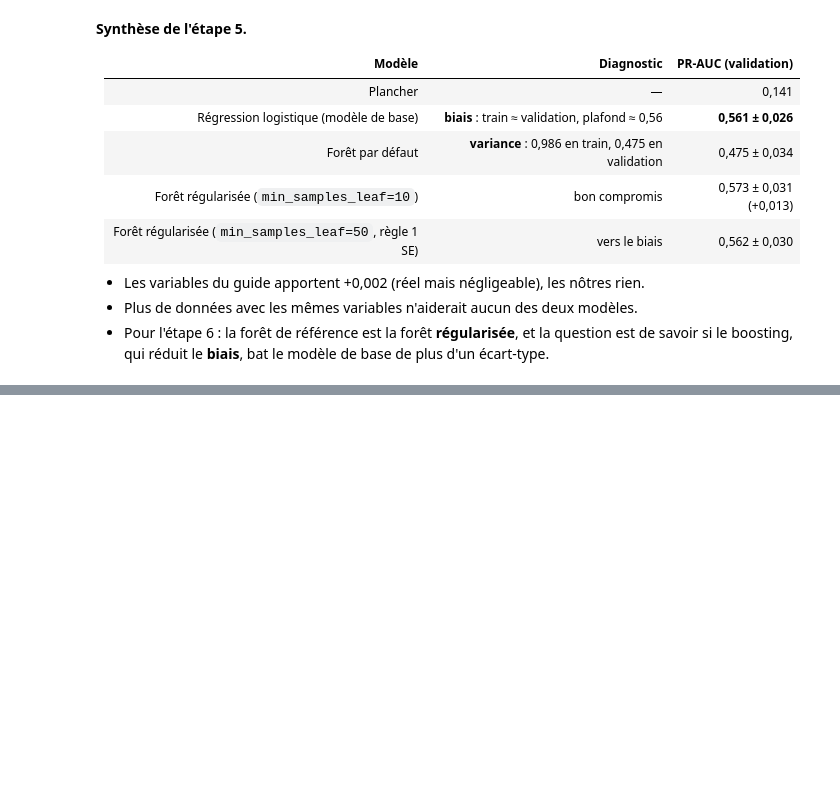
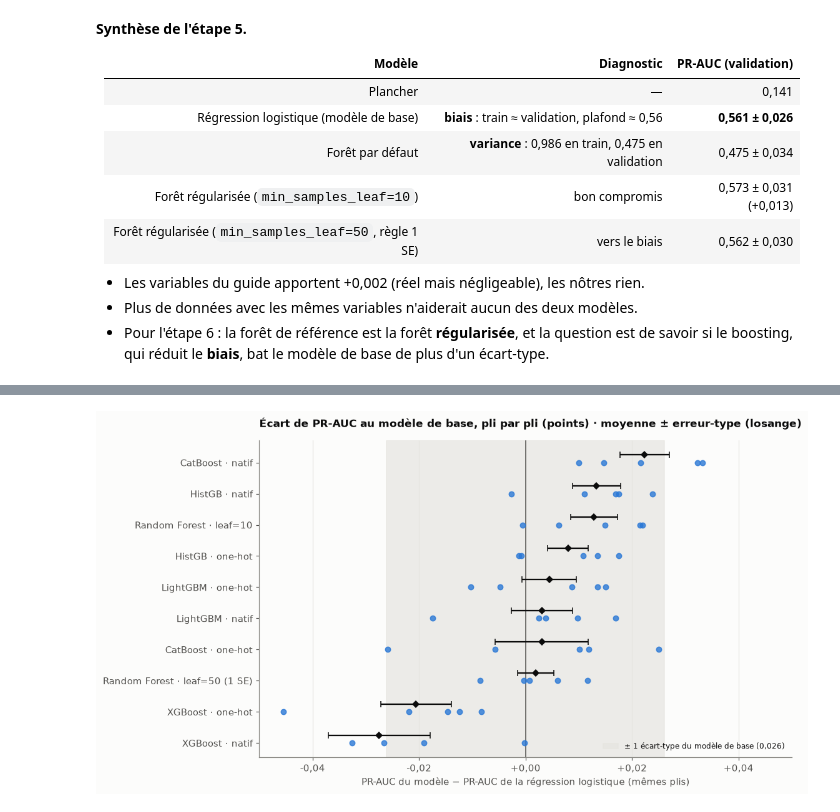
Before and after one commit to kmache/financial-inclusion-africa, a Jupyter notebook: notebooks/03_baselines_ensembles.ipynb, the cells around one changed output, grey strips where cells are left out. Drawn from its saved outputs; the diff is of its cells as text; code cells hidden in the pictures; blank space fills up the shorter version.

```diff
--- a/notebooks/03_baselines_ensembles.ipynb
+++ b/notebooks/03_baselines_ensembles.ipynb
@@ -321,0 +421,10 @@ pd.DataFrame({f"forêt {k} − régression logistique": paired_difference(base,
+# %%
+paired6 = pd.DataFrame({name: paired_difference(res6[BASE], res6[name]) for name in ensembles if name != BASE}).T
+paired6 = paired6.sort_values("différence moyenne B − A", ascending=False)
+display(paired6[["moyenne B", "différence moyenne B − A", "erreur-type des différences", "plis où B > A"]]
+        .rename(columns={"moyenne B": "PR-AUC", "différence moyenne B − A": "écart au modèle de base"}).round(4))
+
+# Le meilleur contre ses poursuivants immédiats
+best = paired6.index[0]
+pd.DataFrame({f"{best} − {other}": paired_difference(res6[other], res6[best]) for other in paired6.index[1:4]}).T[
+    ["différence moyenne B − A", "erreur-type des différences", "plis où B > A"]].round(4)
@@ -321,0 +447,20 @@ pd.DataFrame({f"forêt {k} − régression logistique": paired_difference(base,
+# %%
+fig, ax = plt.subplots(figsize=(10, 6))
+names6 = list(paired6.index)[::-1]
+for i, name in enumerate(names6):
+    d = fold_scores(res6[name])["pr_auc"] - fold_scores(res6[BASE])["pr_auc"]
+    ax.scatter(d, [i] * len(d), color=viz.YES, s=30, alpha=0.8, zorder=3)
+    ax.errorbar(d.mean(), i + 0.25, xerr=d.std(ddof=1) / np.sqrt(len(d)), fmt="D", color=viz.INK, ms=5, capsize=3, zorder=4)
+ax.axvline(0, color=viz.INK_2, lw=1)
+ax.axvspan(-base_std, base_std, color=viz.GRID, alpha=0.7, zorder=0,
+           label=f"± 1 écart-type du modèle de base ({viz.fr(f'{base_std:.3f}')})")
+ax.set_yticks(range(len(names6)), names6)
+ax.xaxis.set_major_formatter(plt.FuncFormatter(lambda v, _: viz.fr(f"{v:+.2f}")))
+ax.set(title="Écart de PR-AUC au modèle de base, pli par pli (points) · moyenne ± erreur-type (losange)",
+       xlabel="PR-AUC du modèle − PR-AUC de la régression logistique (mêmes plis)", xlim=(-0.05, 0.05))
+ax.legend(loc="lower right", fontsize=8)
+ax.grid(axis="y", visible=False)
+viz.save(fig, "06_ecarts_au_modele_de_base")
+plt.show()
+# %% [output]
+[figure, added]
```
Also changed, not shown: parts of 22 cells of this notebook, 4 other files.
